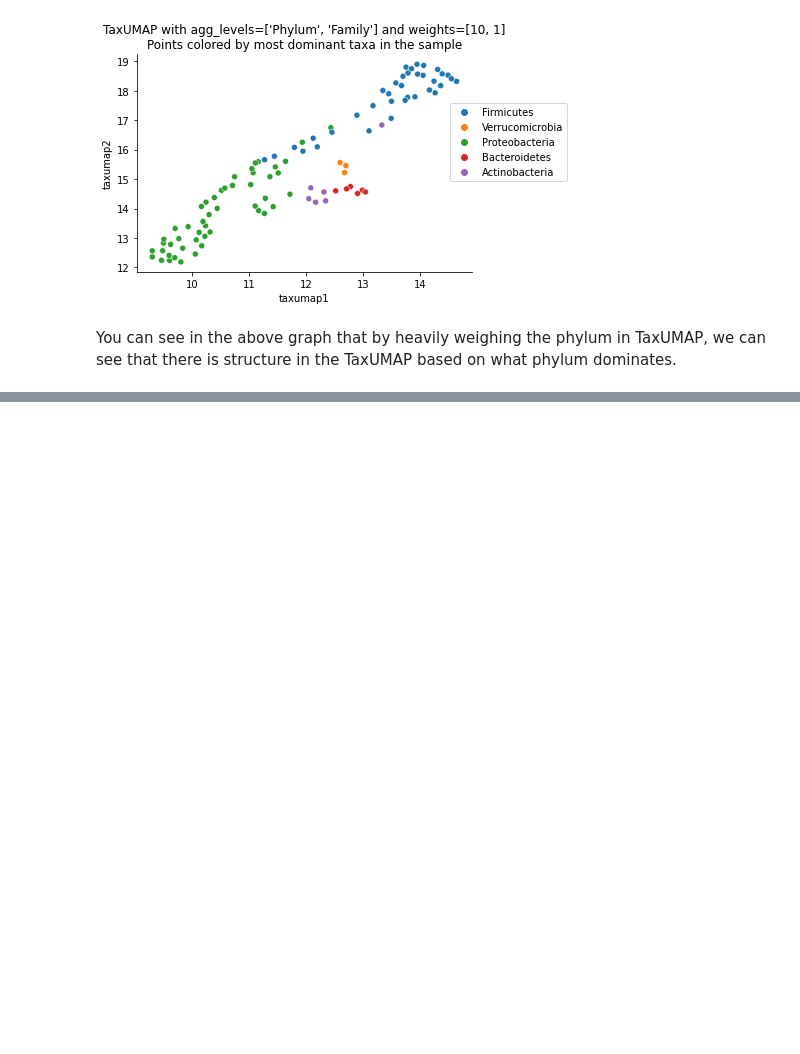
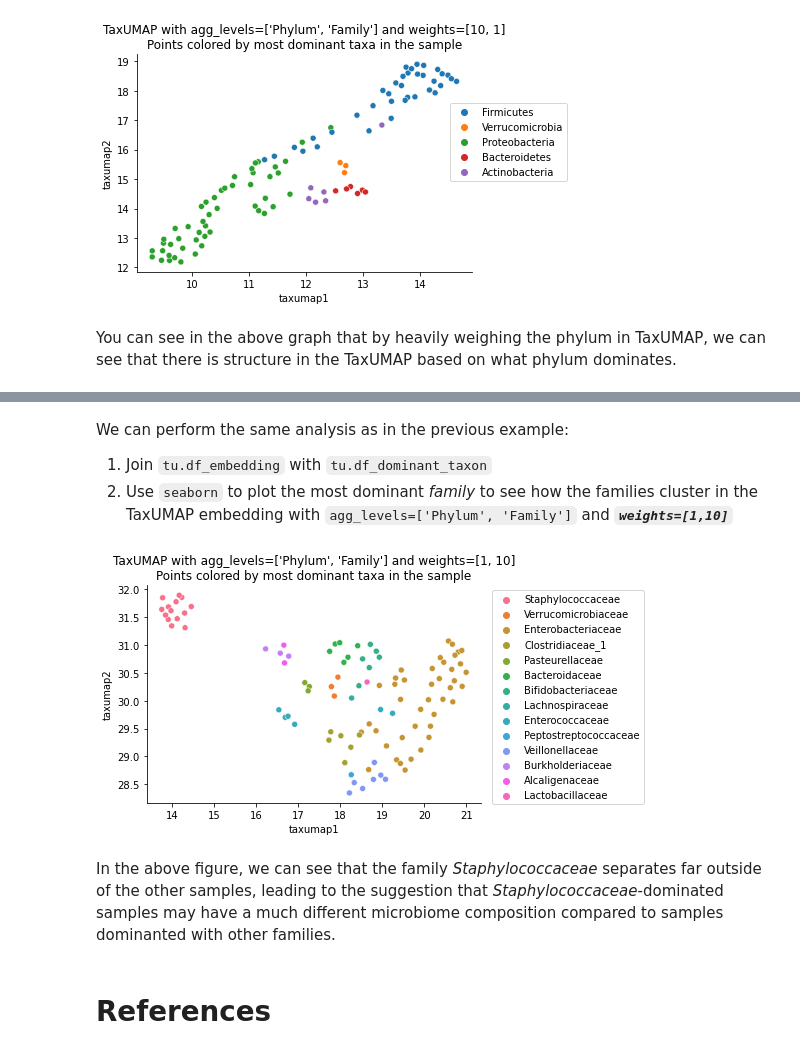
Before and after one commit to jsevo/taxumap, a Jupyter notebook: examples/adjusting_taxumap_parameters.ipynb, the cells around one changed output, grey strips where cells are left out. Drawn from its saved outputs; the diff is of its cells as text; code cells hidden in the pictures; blank space fills up the shorter version.

```diff
--- a/examples/adjusting_taxumap_parameters.ipynb
+++ b/examples/adjusting_taxumap_parameters.ipynb
@@ -212,0 +214,23 @@ You can see in the above graph that by heavily weighing the phylum in TaxUMAP, w
+# %% [markdown]
+We can perform the same analysis as in the previous example:
+
+1. Join `tu.df_embedding` with `tu.df_dominant_taxon`
+2. Use `seaborn` to plot the most dominant *family* to see how the families cluster in the TaxUMAP embedding with `agg_levels=['Phylum', 'Family']` and ***`weights=[1,10]`***
+# %%
+# This time, we merge with 'dom_family'
+df_plot = tu.df_dominant_taxon[['dom_family']].join(tu.df_embedding)
+
+fig, ax = plt.subplots()
+
+sns.scatterplot(x='taxumap1', y='taxumap2', hue='dom_family', data=df_plot, ax=ax)
+
+ax.legend(loc='upper right', bbox_to_anchor=[1.5, 1])
+ax.set_title("TaxUMAP with agg_levels=['Phylum', 'Family'] and weights=[1, 10]\nPoints colored by most dominant taxa in the sample")
+
+sns.despine()
+# %% [output]
+[figure, added]
+# %% [markdown]
+In the above figure, we can see that the family *Staphylococcaceae* separates far outside of the other samples, leading to the suggestion that *Staphylococcaceae*-dominated samples may have a much different microbiome composition compared to samples dominanted with other families.
+# %% [markdown]
+# References
```
Also changed, not shown: parts of 8 cells of this notebook, 1 other file.
